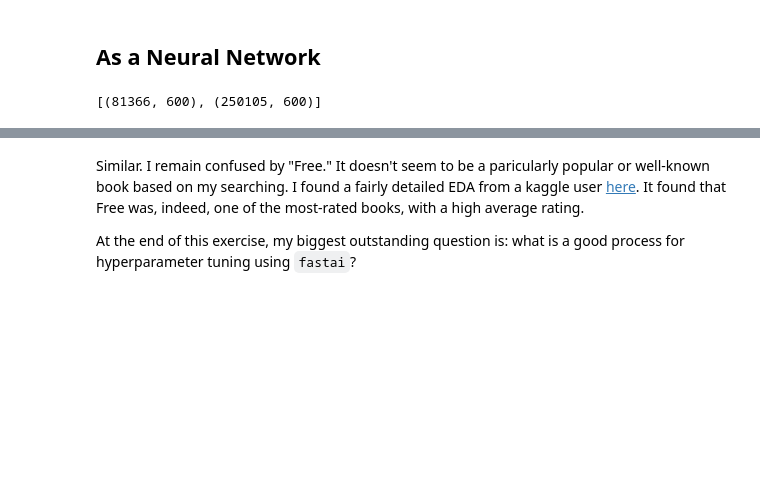
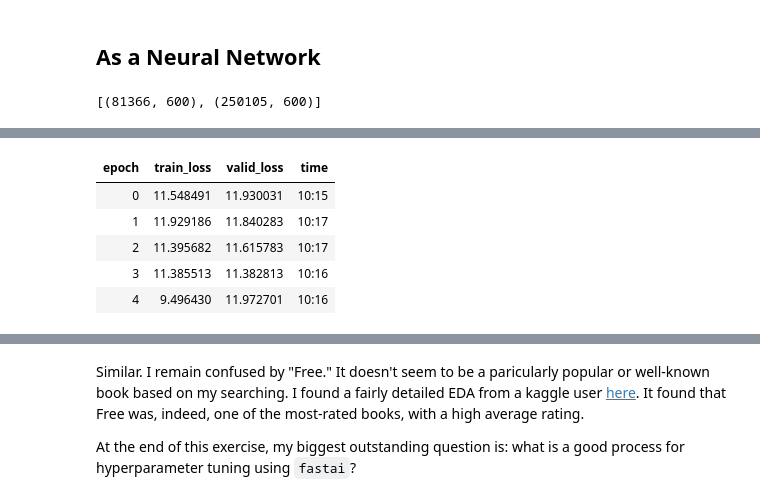
Before and after one commit to djliden/deep_learning_practice, a Jupyter notebook: notebooks/Collaborative Filtering Book Recommendations.ipynb, the cells around one changed output, grey strips where cells are left out. Drawn from its saved outputs; the diff is of its cells as text; code cells hidden in the pictures; blank space fills up the shorter version.

```diff
--- a/notebooks/Collaborative Filtering Book Recommendations.ipynb
+++ b/notebooks/Collaborative Filtering Book Recommendations.ipynb
@@ -141,0 +152,9 @@ embs
+# %%
+learn.fit_one_cycle(5, 5e-3, wd=0.1)
+# %% [output]
+| epoch | train_loss | valid_loss | time |
+| 0 | 11.548491 | 11.930031 | 10:15 |
+| 1 | 11.929186 | 11.840283 | 10:17 |
+| 2 | 11.395682 | 11.615783 | 10:17 |
+| 3 | 11.385513 | 11.382813 | 10:16 |
+| 4 | 9.496430 | 11.972701 | 10:16 |
```
Also changed, not shown: parts of 12 cells of this notebook.
